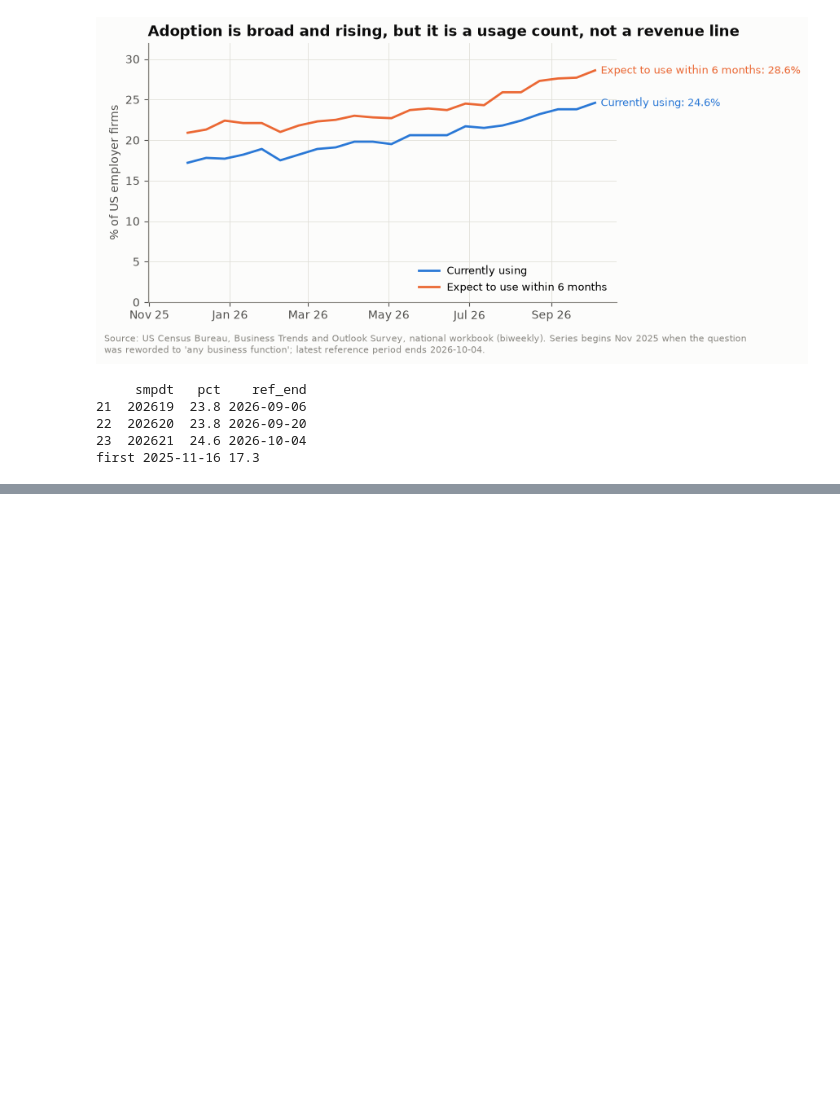
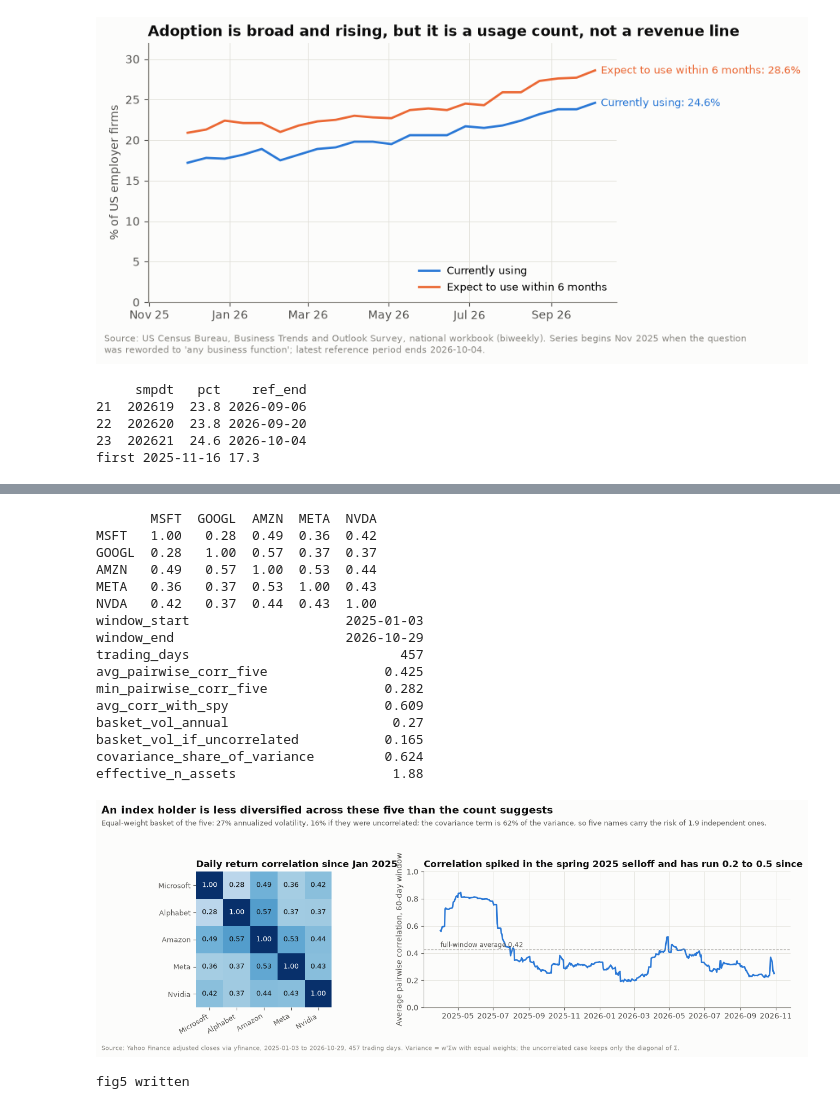
Before and after one commit to diazzach00-coder/AI_Capex_Analysis, a Jupyter notebook: ai_money_loop.ipynb, the cells around one changed output, grey strips where cells are left out. Saved outputs shown, nothing was run; the diff lists cells and outputs as text; code cells hidden in the pictures; blank space fills up the shorter version.

```diff
--- a/ai_money_loop.ipynb
+++ b/ai_money_loop.ipynb
@@ -483 +491,76 @@ first 2025-11-16 17.3
+# %%
+"""Figure 5: the loop as a portfolio problem. Daily return correlations among the five largest index weights tied by the
+deal graph, and how much of an equal-weight basket's variance comes from the covariance term."""
+import pandas as pd, numpy as np, matplotlib.pyplot as plt, pathlib, sys
+
+FIVE = ["MSFT", "GOOGL", "AMZN", "META", "NVDA"]
+NAMES = {"MSFT": "Microsoft", "GOOGL": "Alphabet", "AMZN": "Amazon", "META": "Meta", "NVDA": "Nvidia", "SPY": "S&P 500 (SPY)"}
+px = pd.read_csv(D / "prices.csv", parse_dates=["Date"]).set_index("Date")
+r = px[FIVE + ["SPY"]].loc["2025-01-01":].pct_change().dropna()
+ann = 252
+
+# Correlation matrix and the variance decomposition of an equal-weight basket of the five
+corr = r[FIVE].corr()
+cov = r[FIVE].cov() * ann
+w = np.full(len(FIVE), 1 / len(FIVE))
+var_total = float(w @ cov.values @ w)
+var_diag = float((w ** 2 * np.diag(cov.values)).sum())  # what the variance would be if the five were uncorrelated
+pairs = corr.values[np.triu_indices(len(FIVE), 1)]
+spy_corr = r[FIVE].corrwith(r["SPY"])
+summary = pd.Series({
+    "window_start": r.index[0].date(), "window_end": r.index[-1].date(), "trading_days": len(r),
+    "avg_pairwise_corr_five": round(float(pairs.mean()), 3), "min_pairwise_corr_five": round(float(pairs.min()), 3),
+    "avg_corr_with_spy": round(float(spy_corr.mean()), 3),
+    "basket_vol_annual": round(np.sqrt(var_total), 3), "basket_vol_if_uncorrelated": round(np.sqrt(var_diag), 3),
+    "covariance_share_of_variance": round(1 - var_diag / var_total, 3),
+    "effective_n_assets": round(var_diag / var_total * len(FIVE), 2),  # independent assets that would give the same variance
+})
+corr.round(3).to_csv(F / "table_correlation.csv"); summary.to_csv(F / "table_portfolio_variance.csv")
+print(corr.round(2).to_string()); print(summary.to_string())
+
+# Rolling 60-day average pairwise correlation
+roll = pd.concat([r[a].rolling(60).corr(r[b]) for a, b in zip(*np.triu_indices(len(FIVE), 1)) for a, b in [(FIVE[a], FIVE[b])]], axis=1).mean(axis=1).dropna()
+
+fig, (ax1, ax2) = plt.subplots(1, 2, figsize=(13, 4.6), gridspec_kw=dict(width_ratios=[1, 1.4]))
+im = ax1.imshow(corr.values, cmap="Blues", vmin=0, vmax=1)
+ax1.set_xticks(range(len(FIVE))); ax1.set_yticks(range(len(FIVE)))
+ax1.set_xticklabels([NAMES[t] for t in FIVE], rotation=30, ha="right", fontsize=9); ax1.set_yticklabels([NAMES[t] for t in FIVE], fontsize=9)
+for i in range(len(FIVE)):
+    for j in range(len(FIVE)):
+        v = corr.values[i, j]; ax1.text(j, i, f"{v:.2f}", ha="center", va="center", fontsize=9, color="white" if v > 0.6 else C["ink"])
+ax1.grid(False); ax1.set_title("Daily return correlation since Jan 2025", loc="left", fontweight="bold", color=C["ink"])
+for s in ax1.spines.values(): s.set_visible(False)
+
+ax2.plot(roll.index, roll, color=C["MSFT"], lw=2)
+ax2.axhline(summary["avg_pairwise_corr_five"], color=C["muted"], lw=0.8, ls=(0, (4, 2)))
+ax2.text(roll.index[0], summary["avg_pairwise_corr_five"] + 0.02, f"full-window average {summary['avg_pairwise_corr_five']:.2f}", fontsize=8.5, color=C["ink2"])
+ax2.set_ylim(0, 1); ax2.set_ylabel("Average pairwise correlation, 60-day window")
+ax2.set_title("Correlation spiked in the spring 2025 selloff and has run 0.2 to 0.5 since", loc="left", fontweight="bold", color=C["ink"])
+fig.suptitle("An index holder is less diversified across these five than the count suggests", x=0.01, ha="left", fontsize=14, fontweight="bold", color=C["ink"])
+fig.text(0.01, 0.90, f"Equal-weight basket of the five: {summary['basket_vol_annual']:.0%} annualized volatility, {summary['basket_vol_if_uncorrelated']:.0%} if they were uncorrelated; "
+         f"the covariance term is {summary['covariance_share_of_variance']:.0%} of the variance, so five names carry the risk of {summary['effective_n_assets']:.1f} independent ones.",
+         color=C["ink2"], fontsize=9.5)
+fig.text(0.01, 0.005, f"Source: Yahoo Finance adjusted closes via yfinance, {summary['window_start']} to {summary['window_end']}, {summary['trading_days']} trading days. Variance = w'Σw with equal weights; the uncorrelated case keeps only the diagonal of Σ.",
+         color=C["muted"], fontsize=8)
+fig.tight_layout(rect=(0, 0.03, 1, 0.87)); fig.savefig(F / "fig5_correlation.png", dpi=180); plt.show()
+print("fig5 written")
+# %% [output]
+       MSFT  GOOGL  AMZN  META  NVDA
+MSFT   1.00   0.28  0.49  0.36  0.42
+GOOGL  0.28   1.00  0.57  0.37  0.37
+AMZN   0.49   0.57  1.00  0.53  0.44
+META   0.36   0.37  0.53  1.00  0.43
+NVDA   0.42   0.37  0.44  0.43  1.00
+window_start                    2025-01-03
+window_end                      2026-10-29
+trading_days                           457
+avg_pairwise_corr_five               0.425
+min_pairwise_corr_five               0.282
+avg_corr_with_spy                    0.609
+basket_vol_annual                     0.27
+basket_vol_if_uncorrelated           0.165
+covariance_share_of_variance         0.624
+effective_n_assets                    1.88
+[figure, added]
+fig5 written
 # %% [markdown]
```
Also changed, not shown: parts of 6 cells of this notebook, 14 other files.
